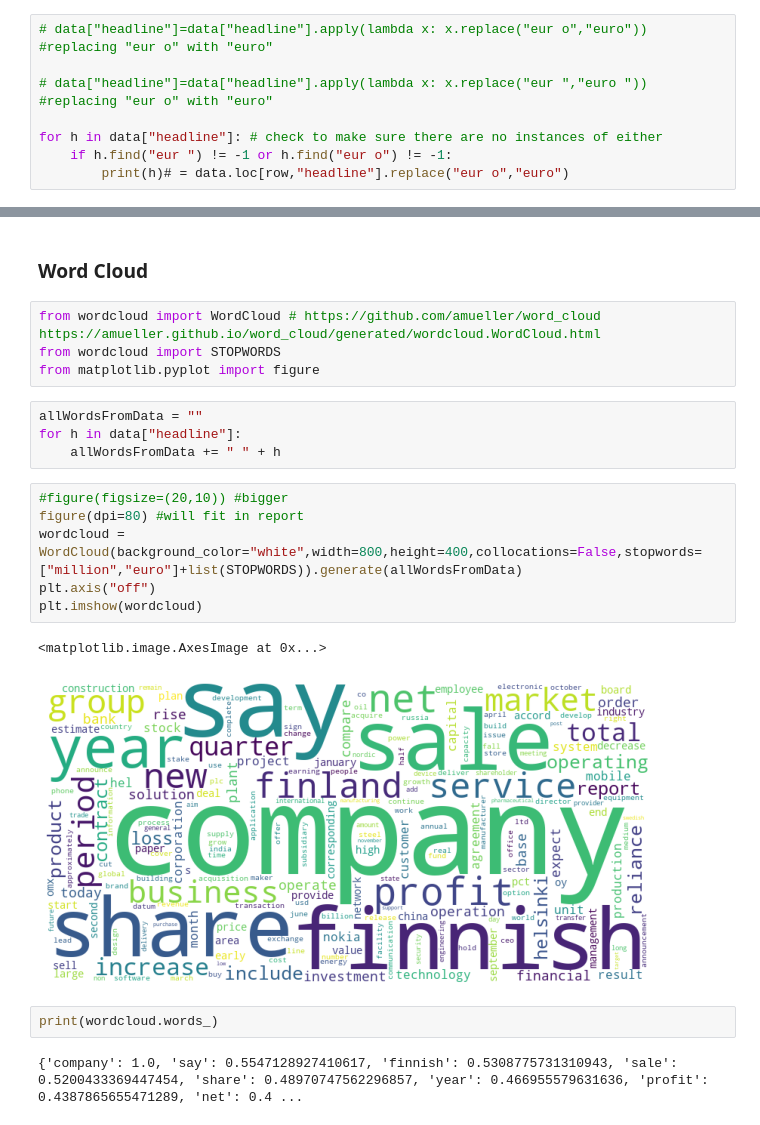
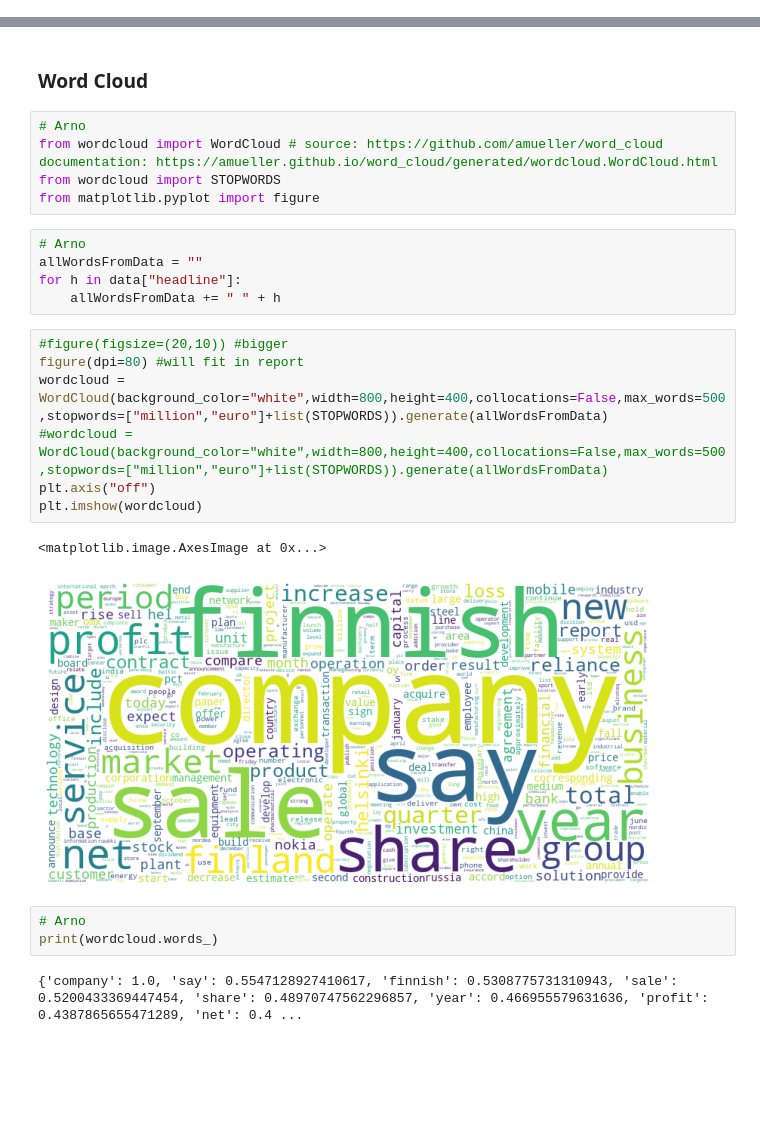
Before and after one commit to arnodunstatter/COSC4337-project, a Jupyter notebook: Financial_Sentiment_Analysis_Project.ipynb, the cells around one changed output, grey strips where cells are left out. Cells and saved outputs as stored; diff of their text form; blank space fills up the shorter version.

Commit message:
working on shoe-horned feature engineering
Co-authored-by: Daniel F <dferwave@users.noreply.github.com>

```diff
--- a/Financial_Sentiment_Analysis_Project.ipynb
+++ b/Financial_Sentiment_Analysis_Project.ipynb
@@ -458,8 +445,0 @@ data.head()
-# %%
-# data["headline"]=data["headline"].apply(lambda x: x.replace("eur o","euro")) #replacing "eur o" with "euro"
-
-# data["headline"]=data["headline"].apply(lambda x: x.replace("eur ","euro ")) #replacing "eur o" with "euro"
-
-for h in data["headline"]: # check to make sure there are no instances of either
-    if h.find("eur ") != -1 or h.find("eur o") != -1:
-        print(h)# = data.loc[row,"headline"].replace("eur o","euro")
@@ -614,23 +608,27 @@ ax = sb.barplot(x = 'instances', y = 'word', data = counted_positive_df).set(tit
 # %% [markdown]
 ### Word Cloud
 # %%
-from wordcloud import WordCloud # https://github.com/amueller/word_cloud  https://amueller.github.io/word_cloud/generated/wordcloud.WordCloud.html
+# Arno
+from wordcloud import WordCloud # source: https://github.com/amueller/word_cloud  documentation: https://amueller.github.io/word_cloud/generated/wordcloud.WordCloud.html
 from wordcloud import STOPWORDS
 from matplotlib.pyplot import figure
 # %%
+# Arno
 allWordsFromData = ""
 for h in data["headline"]:
     allWordsFromData += " " + h
 # %%
 #figure(figsize=(20,10)) #bigger
 figure(dpi=80) #will fit in report
-wordcloud = WordCloud(background_color="white",width=800,height=400,collocations=False,stopwords=["million","euro"]+list(STOPWORDS)).generate(allWordsFromData)
+wordcloud = WordCloud(background_color="white",width=800,height=400,collocations=False,max_words=500,stopwords=["million","euro"]+list(STOPWORDS)).generate(allWordsFromData)
+#wordcloud = WordCloud(background_color="white",width=800,height=400,collocations=False,max_words=500,stopwords=["million","euro"]+list(STOPWORDS)).generate(allWordsFromData)
 plt.axis("off")
 plt.imshow(wordcloud)
 # %% [output]
 <matplotlib.image.AxesImage at 0x...>
-[figure, old version]
+[figure, new version]
 # %%
+# Arno
 print(wordcloud.words_)
 # %% [output]
 {'company': 1.0, 'say': 0.5547128927410617, 'finnish': 0.5308775731310943, 'sale': 0.5200433369447454, 'share': 0.48970747562296857, 'year': 0.466955579631636, 'profit': 0.4387865655471289, 'net': 0.4 ...
```
Also changed, not shown: parts of 14 cells of this notebook.
